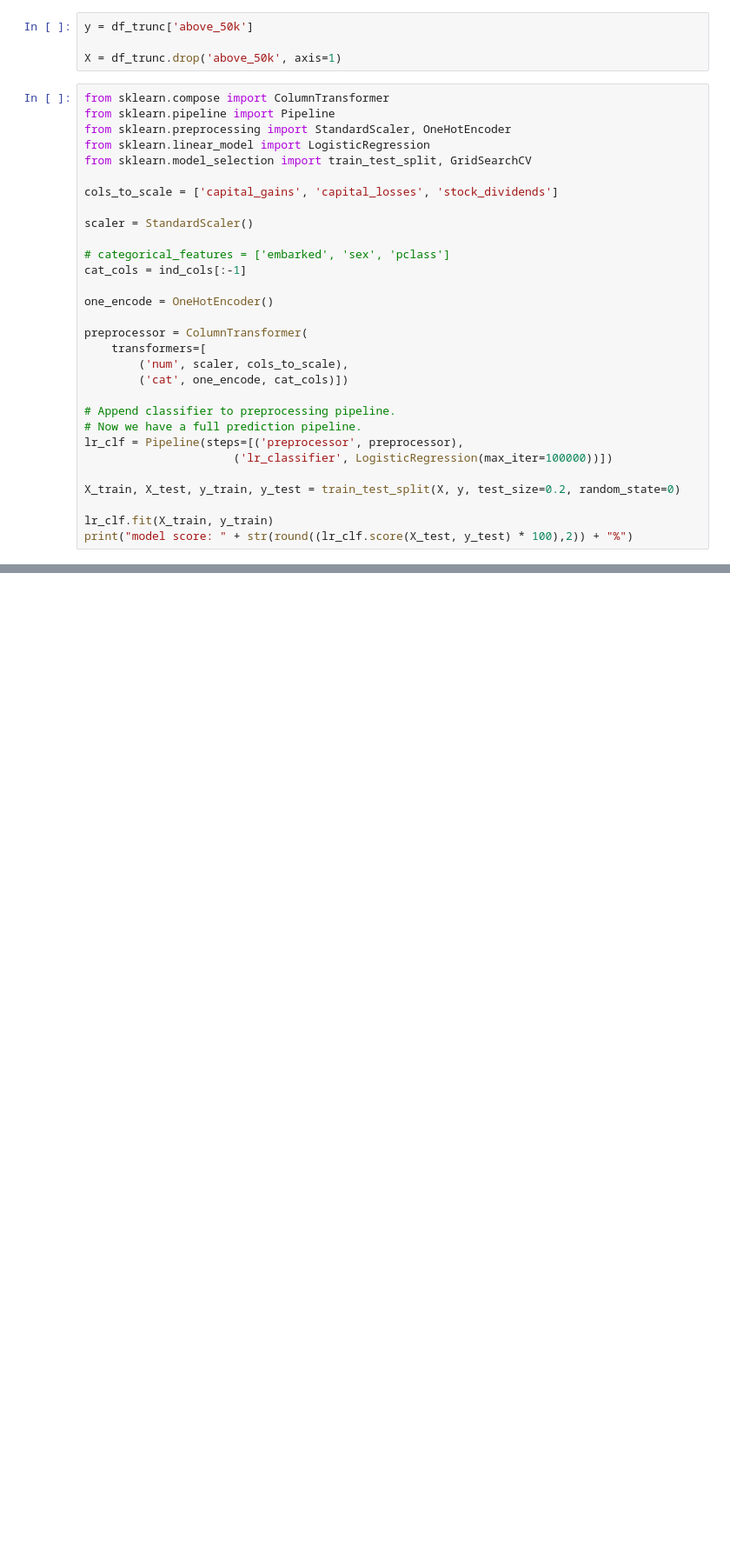
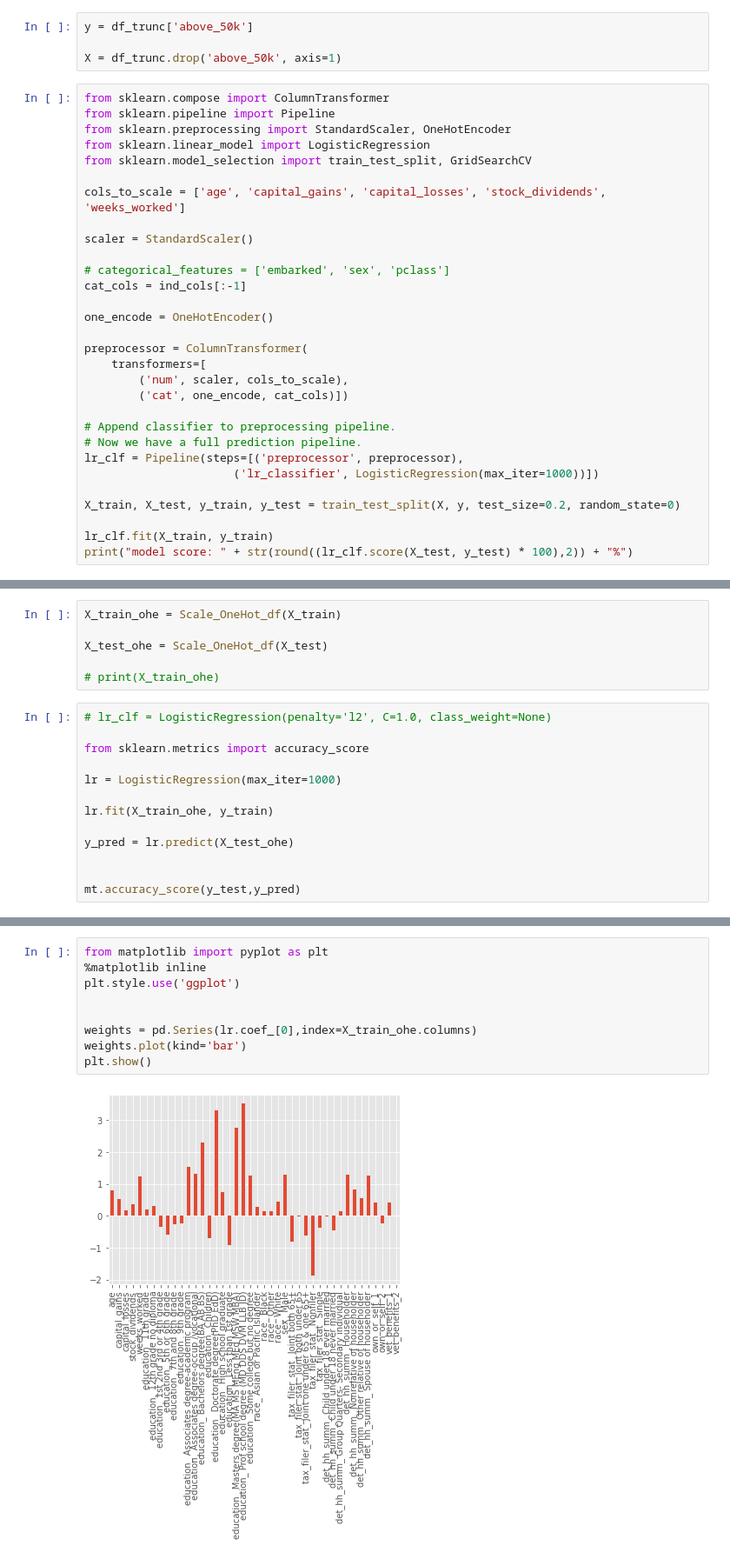
Before and after one commit to mcgrupp2/DS7331_termProject, a Jupyter notebook: lab2-firstpass-jr.ipynb, the cells around one changed output, grey strips where cells are left out. Shown: that part at 87% size. Saved outputs shown, nothing was run; the diff lists cells and outputs as text; blank space fills up the shorter version.

```diff
--- a/lab2-firstpass-jr.ipynb
+++ b/lab2-firstpass-jr.ipynb
@@ -188,7 +188,7 @@ from sklearn.preprocessing import StandardScaler, OneHotEncoder
 from sklearn.linear_model import LogisticRegression
 from sklearn.model_selection import train_test_split, GridSearchCV
 
-cols_to_scale = ['capital_gains', 'capital_losses', 'stock_dividends']
+cols_to_scale = ['age', 'capital_gains', 'capital_losses', 'stock_dividends', 'weeks_worked']
 
 scaler = StandardScaler()
 
@@ -205,7 +205,7 @@ preprocessor = ColumnTransformer(
 # Append classifier to preprocessing pipeline.
 # Now we have a full prediction pipeline.
 lr_clf = Pipeline(steps=[('preprocessor', preprocessor),
-                      ('lr_classifier', LogisticRegression(max_iter=100000))])
+                      ('lr_classifier', LogisticRegression(max_iter=1000))])
 
 X_train, X_test, y_train, y_test = train_test_split(X, y, test_size=0.2, random_state=0)
 
@@ -271,0 +346,19 @@ model score: 94.69%
+# %%
+X_train_ohe = Scale_OneHot_df(X_train)
+
+X_test_ohe = Scale_OneHot_df(X_test)
+
+# print(X_train_ohe)
+# %%
+# lr_clf = LogisticRegression(penalty='l2', C=1.0, class_weight=None)
+
+from sklearn.metrics import accuracy_score
+
+lr = LogisticRegression(max_iter=1000)
+
+lr.fit(X_train_ohe, y_train)
+
+y_pred = lr.predict(X_test_ohe)
+
+
+mt.accuracy_score(y_test,y_pred)
@@ -271,0 +390,11 @@ model score: 94.69%
+# %%
+from matplotlib import pyplot as plt
+%matplotlib inline
+plt.style.use('ggplot')
+
+
+weights = pd.Series(lr.coef_[0],index=X_train_ohe.columns)
+weights.plot(kind='bar')
+plt.show()
+# %% [output]
+[figure, added]
```
Also changed, not shown: parts of 11 cells of this notebook.
